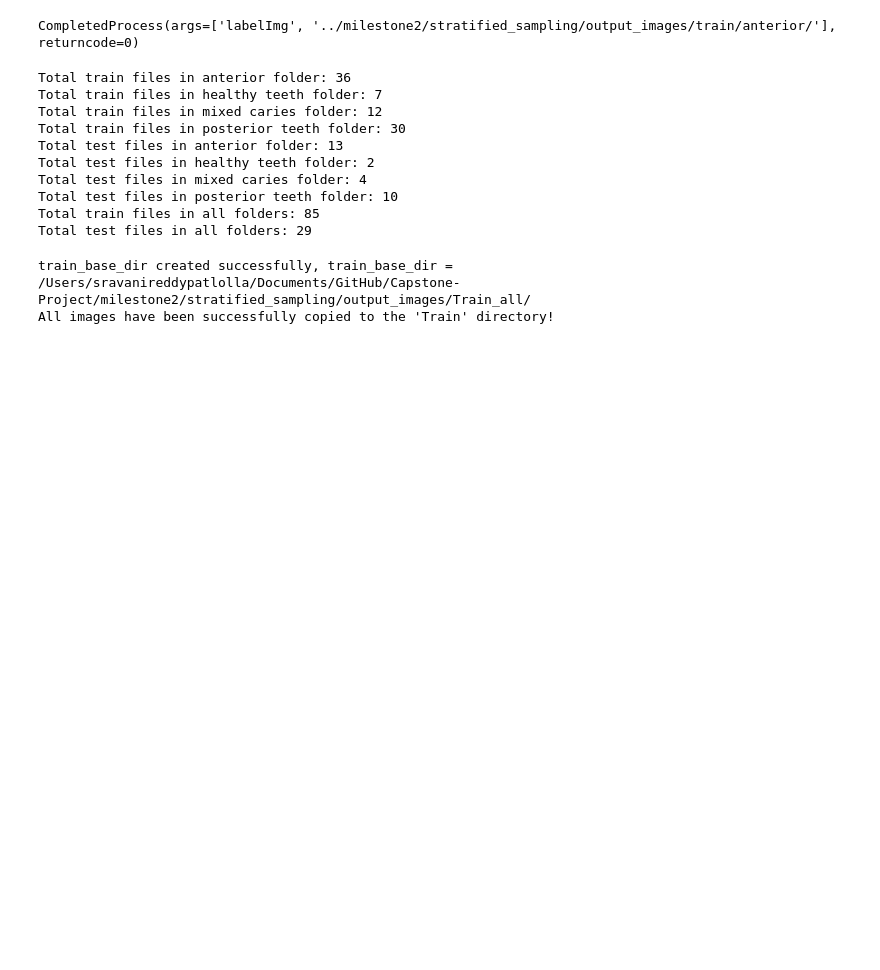
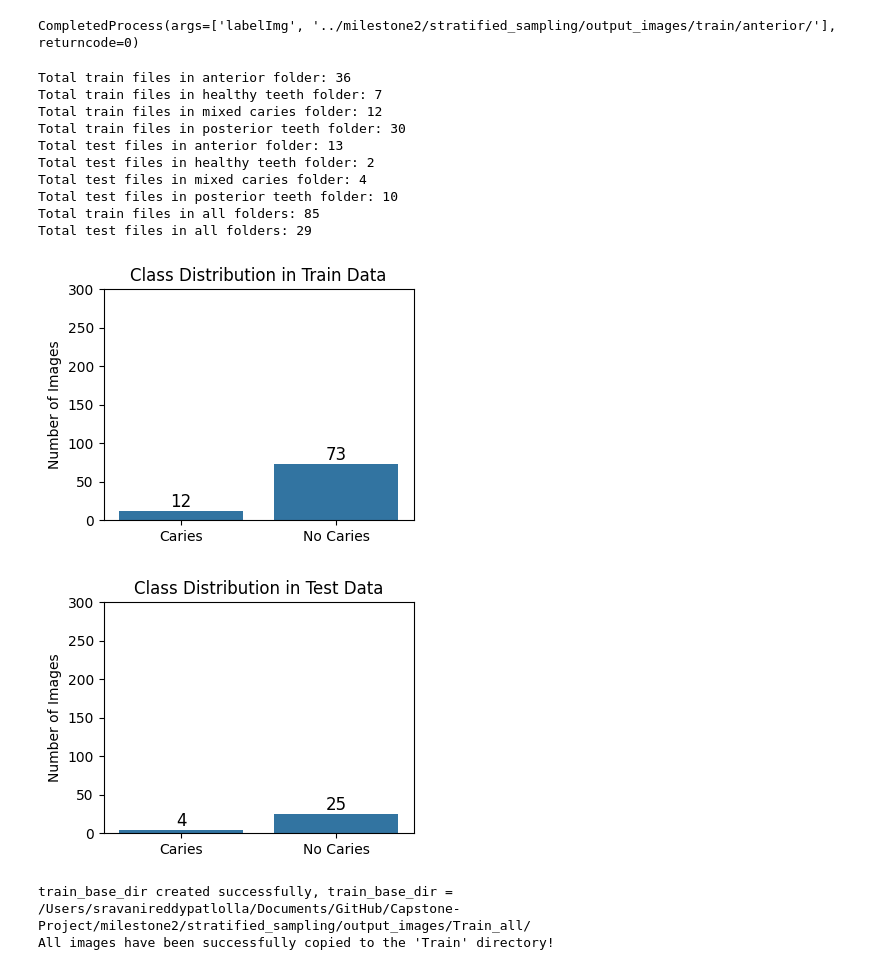
Before and after one commit to daunkim18/Capstone-Project, a Jupyter notebook: milestone2/labelling.ipynb, the cells around one changed output. Cells and saved outputs as stored; diff of their text form; code cells hidden in the pictures; blank space fills up the shorter version.

Commit message:
Updated the code for data analysis

```diff
--- a/milestone2/labelling.ipynb
+++ b/milestone2/labelling.ipynb
@@ -68,6 +68,73 @@ Total test files in mixed caries folder: 4
 Total test files in posterior teeth folder: 10
 Total train files in all folders: 85
 Total test files in all folders: 29
+# %%
+import os
+import matplotlib.pyplot as plt
+import seaborn as sns
+
+# Define your directories (train and test)
+train_dir_anterior = '/Users/sravanireddypatlolla/Documents/GitHub/Capstone-Project/milestone2/stratified_sampling/output_images/train/anteroir_teeth/'
+train_dir_healthy_teeth = '/Users/sravanireddypatlolla/Documents/GitHub/Capstone-Project/milestone2/stratified_sampling/output_images/train/healthy_teeth/'
+train_dir_mixed_caries = '/Users/sravanireddypatlolla/Documents/GitHub/Capstone-Project/milestone2/stratified_sampling/output_images/train/mixed_caries/'
+train_dir_posterior_teeth = '/Users/sravanireddypatlolla/Documents/GitHub/Capstone-Project/milestone2/stratified_sampling/output_images/train/posterior_teeth/'
+
+test_dir_anterior = '/Users/sravanireddypatlolla/Documents/GitHub/Capstone-Project/milestone2/stratified_sampling/output_images/test/anteroir_teeth/'
+test_dir_healthy_teeth = '/Users/sravanireddypatlolla/Documents/GitHub/Capstone-Project/milestone2/stratified_sampling/output_images/test/healthy_teeth/'
+test_dir_mixed_caries = '/Users/sravanireddypatlolla/Documents/GitHub/Capstone-Project/milestone2/stratified_sampling/output_images/test/mixed_caries/'
+test_dir_posterior_teeth = '/Users/sravanireddypatlolla/Documents/GitHub/Capstone-Project/milestone2/stratified_sampling/output_images/test/posterior_teeth/'
+
+# Count the total number of images in each directory for train data
+total_train = {
+    'anterior': len(os.listdir(train_dir_anterior)),
+    'healthy_teeth': len(os.listdir(train_dir_healthy_teeth)),
+    'mixed_caries': len(os.listdir(train_dir_mixed_caries)),
+    'posterior_teeth': len(os.listdir(train_dir_posterior_teeth))
+}
+
+# Count the total number of images in each directory for test data
+total_test = {
+    'anterior': len(os.listdir(test_dir_anterior)),
+    'healthy_teeth': len(os.listdir(test_dir_healthy_teeth)),
+    'mixed_caries': len(os.listdir(test_dir_mixed_caries)),
+    'posterior_teeth': len(os.listdir(test_dir_posterior_teeth))
+}
+
+# Now calculate the number of images for "Caries" and "No Caries"
+train_caries_count = total_train['mixed_caries']  # Assuming 'mixed_caries' represents Caries
+train_no_caries_count = total_train['healthy_teeth'] + total_train['anterior'] + total_train['posterior_teeth']
+
+test_caries_count = total_test['mixed_caries']  # Assuming 'mixed_caries' represents Caries
+test_no_caries_count = total_test['healthy_teeth'] + total_test['anterior'] + total_test['posterior_teeth']
+
+# Plotting the data for training data
+plt.figure(figsize=(4, 3))
+sns.barplot(x=['Caries', 'No Caries'], y=[train_caries_count, train_no_caries_count])
+plt.title('Class Distribution in Train Data')
+plt.ylabel('Number of Images')
+plt.ylim(0, 300)  # Adjust this to fit your data range
+
+# Add data labels to the bars
+for i, count in enumerate([train_caries_count, train_no_caries_count]):
+    plt.text(i, count, str(count), ha='center', va='bottom', fontsize=12)
+
+plt.show()
+
+# Plotting the data for testing data
+plt.figure(figsize=(4, 3))
+sns.barplot(x=['Caries', 'No Caries'], y=[test_caries_count, test_no_caries_count])
+plt.title('Class Distribution in Test Data')
+plt.ylabel('Number of Images')
+plt.ylim(0, 300)  # Adjust this to fit your data range
+
+# Add data labels to the bars
+for i, count in enumerate([test_caries_count, test_no_caries_count]):
+    plt.text(i, count, str(count), ha='center', va='bottom', fontsize=12)
+
+plt.show()
+# %% [output]
+[figure, added]
+[figure, added]
 # %%
 import os
 import shutil
```
Also changed, not shown: parts of 1 cell of this notebook.
